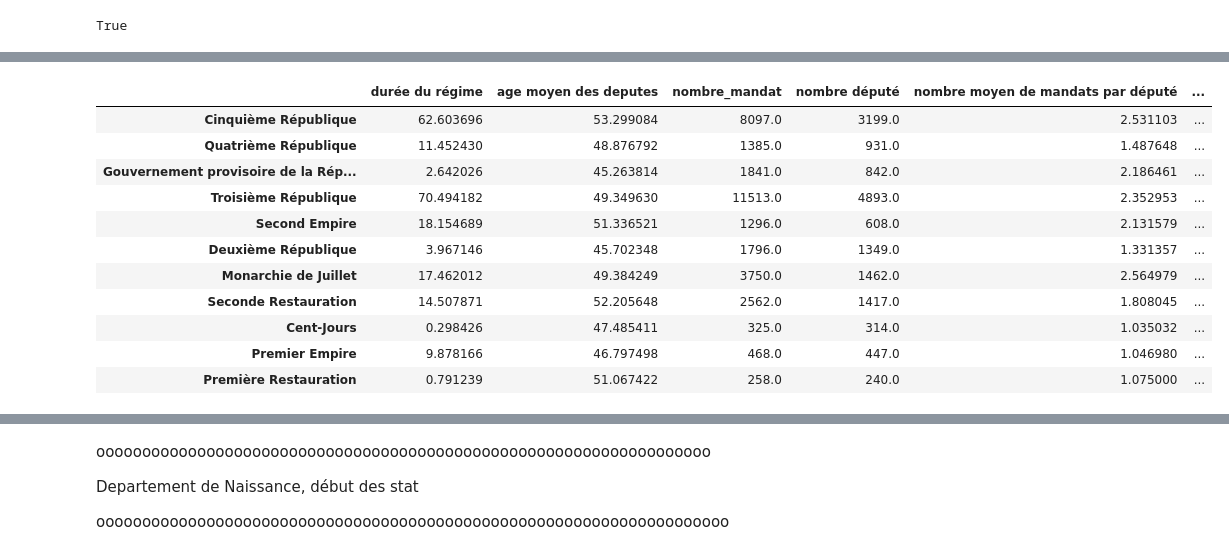
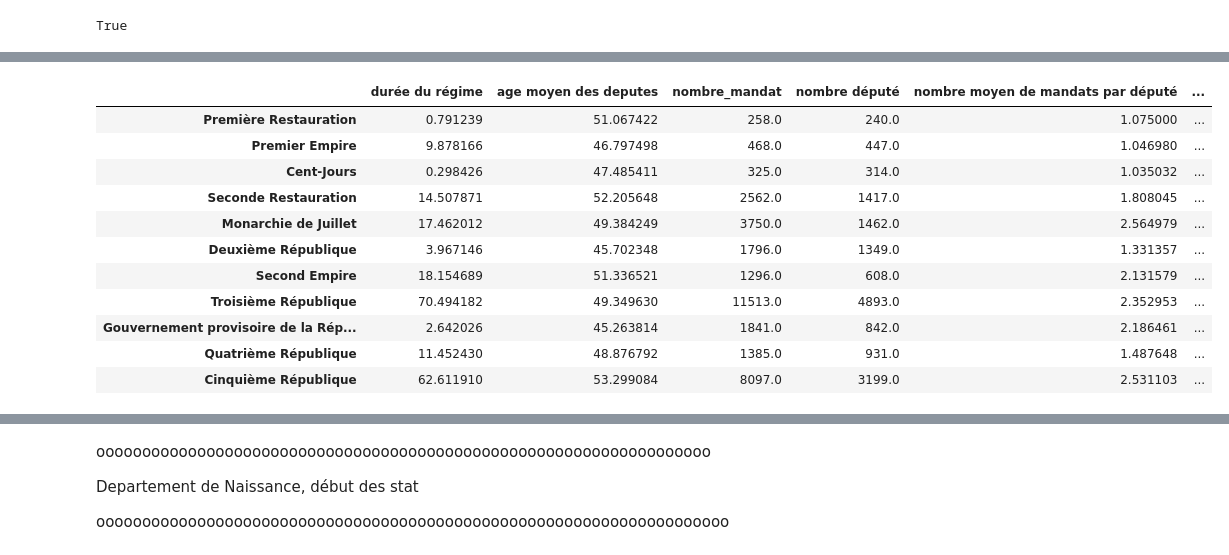
Before and after one commit to dusylvain/Projet-Python-deputes, a Jupyter notebook: statistiques_descriptives_depute.ipynb, the cells around one changed output, grey strips where cells are left out. Saved outputs shown, nothing was run; the diff lists cells and outputs as text; code cells hidden in the pictures.

```diff
--- a/statistiques_descriptives_depute.ipynb
+++ b/statistiques_descriptives_depute.ipynb
@@ -357,34 +340,35 @@ print(Regime_depute["Régime"].unique())
 # %%
 reg_possible=list(Regime_depute['Régime'].unique())#une liste de tous les régimes
+reg_possible.reverse()
 df=Regime_depute.reset_index()
 v,w,x,y,z,a,b,c,d=[],[],[],[],[],[],[],[],[]
 for reg in reg_possible :
     v+=[float(lstRegime[lstRegime['Nom']==reg]['Durée en année'])]#la durée du régime
     w+=[df[df['Régime']==reg]['age en année'].mean()]#on prend la moyenne d'age dans ce régime
     x+=[len(df[df['Régime']==reg])]#on compte le nombre total de mandat dans le régime
     y+=[len(df[df['Régime']==reg]['Nom'].unique())]#Puis le nombre de députés différent
     z+=[x[-1]/y[-1]] #Ceci est le nombre moyen de mandat par député
     a+=[x[-1]/v[-1]]#le nombre moyen de mandat par an
     b+=[len(Regime_depute[Regime_depute['Régime']==reg]['Législature'].unique())]
     c+=[x[-1]/b[-1]]#nombre moyen de mandats par législature
     d+=[v[-1]/b[-1]]#durée moyenne d'une législature
 
 carac_reg_bis=np.array([v, w, x, y, z, a, b, c, d])#on crée un dataframe avec les informations
 table_reg = pd.DataFrame(carac_reg_bis, index=['durée du régime', 'age moyen des deputes', 'nombre_mandat', 'nombre député','nombre moyen de mandats par député', 'nombre moyen de mandats par an', 'nombre de législature', 'nombre moyen de mandats par législature', 'durée moyenne de législature'],columns=reg_possible).T
 table_reg
 # %% [output]
 |  | durée du régime | age moyen des deputes | nombre_mandat | nombre député | nombre moyen de mandats par député | ... |
-| Cinquième République | 62.603696 | 53.299084 | 8097.0 | 3199.0 | 2.531103 | ... |
+| Première Restauration | 0.791239 | 51.067422 | 258.0 | 240.0 | 1.075000 | ... |
+| Premier Empire | 9.878166 | 46.797498 | 468.0 | 447.0 | 1.046980 | ... |
+| Cent-Jours | 0.298426 | 47.485411 | 325.0 | 314.0 | 1.035032 | ... |
+| Seconde Restauration | 14.507871 | 52.205648 | 2562.0 | 1417.0 | 1.808045 | ... |
+| Monarchie de Juillet | 17.462012 | 49.384249 | 3750.0 | 1462.0 | 2.564979 | ... |
+| Deuxième République | 3.967146 | 45.702348 | 1796.0 | 1349.0 | 1.331357 | ... |
+| Second Empire | 18.154689 | 51.336521 | 1296.0 | 608.0 | 2.131579 | ... |
+| Troisième République | 70.494182 | 49.349630 | 11513.0 | 4893.0 | 2.352953 | ... |
+| Gouvernement provisoire de la Rép... | 2.642026 | 45.263814 | 1841.0 | 842.0 | 2.186461 | ... |
 | Quatrième République | 11.452430 | 48.876792 | 1385.0 | 931.0 | 1.487648 | ... |
-| Gouvernement provisoire de la Rép... | 2.642026 | 45.263814 | 1841.0 | 842.0 | 2.186461 | ... |
-| Troisième République | 70.494182 | 49.349630 | 11513.0 | 4893.0 | 2.352953 | ... |
-| Second Empire | 18.154689 | 51.336521 | 1296.0 | 608.0 | 2.131579 | ... |
-| Deuxième République | 3.967146 | 45.702348 | 1796.0 | 1349.0 | 1.331357 | ... |
-| Monarchie de Juillet | 17.462012 | 49.384249 | 3750.0 | 1462.0 | 2.564979 | ... |
-| Seconde Restauration | 14.507871 | 52.205648 | 2562.0 | 1417.0 | 1.808045 | ... |
-| Cent-Jours | 0.298426 | 47.485411 | 325.0 | 314.0 | 1.035032 | ... |
-| Premier Empire | 9.878166 | 46.797498 | 468.0 | 447.0 | 1.046980 | ... |
-| Première Restauration | 0.791239 | 51.067422 | 258.0 | 240.0 | 1.075000 | ... |
+| Cinquième République | 62.611910 | 53.299084 | 8097.0 | 3199.0 | 2.531103 | ... |
 # %%
 table_longreg=table_reg[table_reg['durée du régime']>10]
 # %%
```
Also changed, not shown: parts of 15 cells of this notebook.
